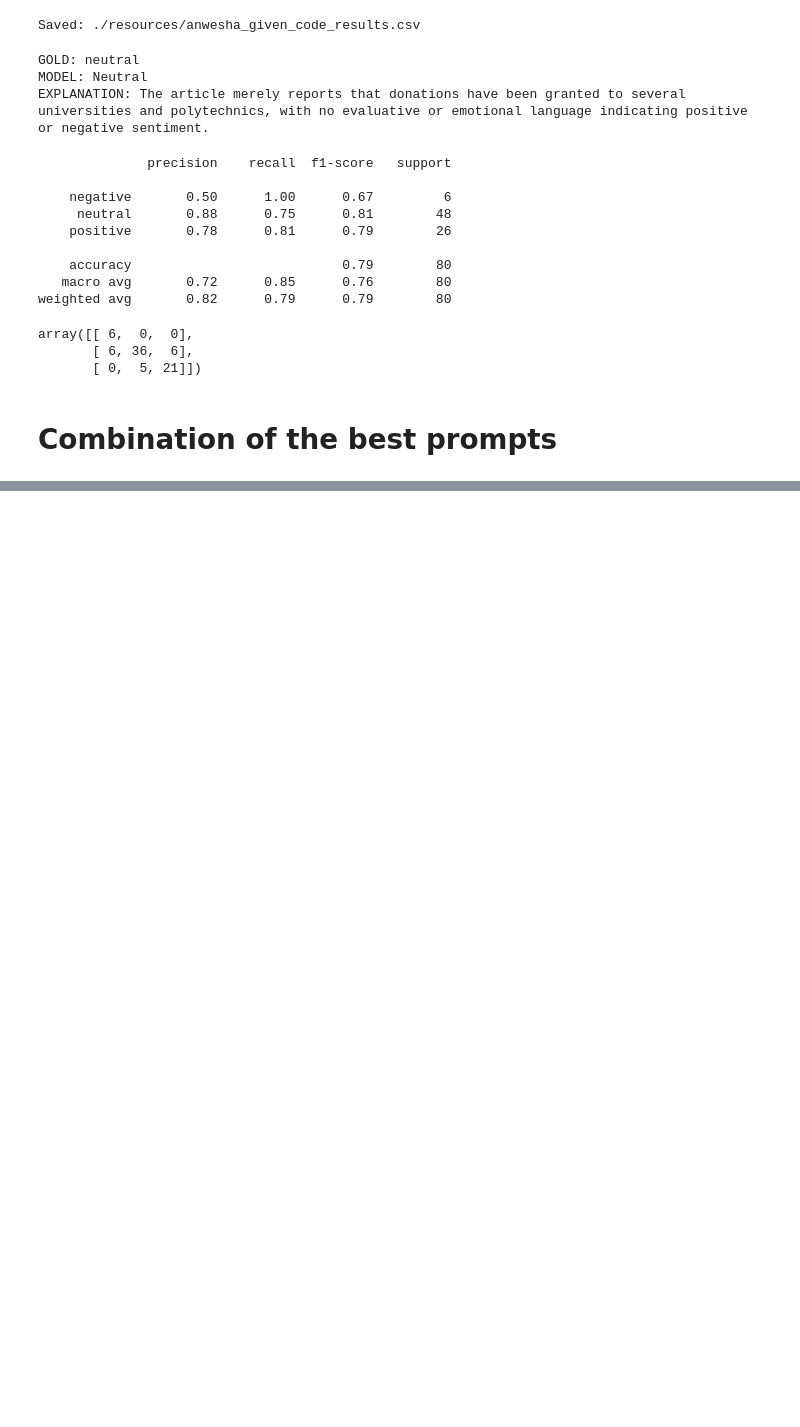
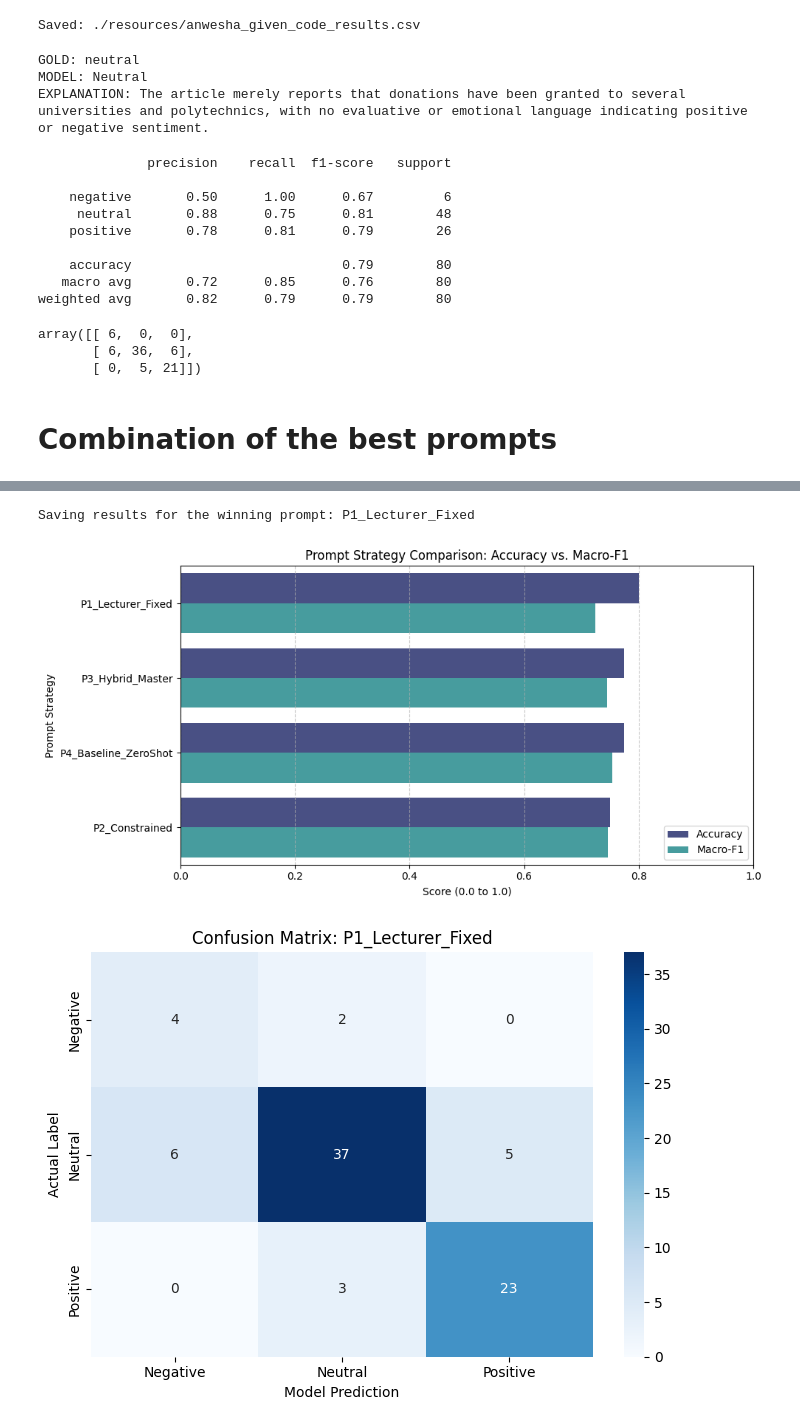
Before and after one commit to mehrdat/assignment_fine_tune, a Jupyter notebook: gptoss.ipynb, the cells around one changed output, grey strips where cells are left out. Drawn from its saved outputs; the diff is of its cells as text; code cells hidden in the pictures; blank space fills up the shorter version.

Commit message:
finished the gpt -oss section now on comparison and merging all the data

```diff
--- a/gptoss.ipynb
+++ b/gptoss.ipynb
@@ -513,7 +513,7 @@ df['text'] = df['text'].str.replace(r'[^\x00-\x7F]+', '[UNK]', regex=True)
 train_df, temp_df = train_test_split(df, test_size=0.20, random_state=42, stratify=df['sentiment'])
 val_df, test_df = train_test_split(temp_df, test_size=0.50, random_state=42, stratify=temp_df['sentiment'])
 
-gpt_test_df = test_df.sample(n=3, random_state=13).copy()
+gpt_test_df = test_df.sample(n=80, random_state=13).copy()
 # %%
 prompts_dict = {
     "P1_Lecturer_Fixed": {
@@ -679,0 +797,38 @@ weighted avg       0.44      0.67      0.53         3
+# %%
+print(f"Saving results for the winning prompt: {best_prompt}")
+# %% [output]
+Saving results for the winning prompt: P1_Lecturer_Fixed
+# %%
+from sklearn.metrics import classification_report, confusion_matrix
+import pandas as pd
+from matplotlib import pyplot as plt
+import seaborn as sns
+
+
+plt.figure(figsize=(10, 5))
+results_melted = results_df.melt(id_vars="Prompt Strategy", value_vars=["Accuracy", "Macro-F1"], var_name="Metric", value_name="Score")
+sns.barplot(data=results_melted, y="Prompt Strategy", x="Score", hue="Metric", palette="mako")
+plt.title("Prompt Strategy Comparison: Accuracy vs. Macro-F1")
+plt.xlabel("Score (0.0 to 1.0)")
+plt.ylabel("Prompt Strategy")
+plt.xlim(0, 1.0)
+plt.legend(loc='lower right')
+plt.grid(axis='x', linestyle='--', alpha=0.7)
+plt.tight_layout()
+plt.show()
+
+
+
+cm = confusion_matrix(true_labels, detailed_results[best_prompt], labels=['negative', 'neutral', 'positive'])
+plt.figure(figsize=(7, 5))
+sns.heatmap(cm, annot=True, fmt='d', cmap='Blues',
+            xticklabels=['Negative', 'Neutral', 'Positive'],
+            yticklabels=['Negative', 'Neutral', 'Positive'])
+plt.title(f"Confusion Matrix: {best_prompt}")
+plt.xlabel("Model Prediction")
+plt.ylabel("Actual Label")
+plt.tight_layout()
+plt.show()
+# %% [output]
+[figure, added]
+[figure, added]
```
Also changed, not shown: parts of 2 cells of this notebook, 3 other files.
